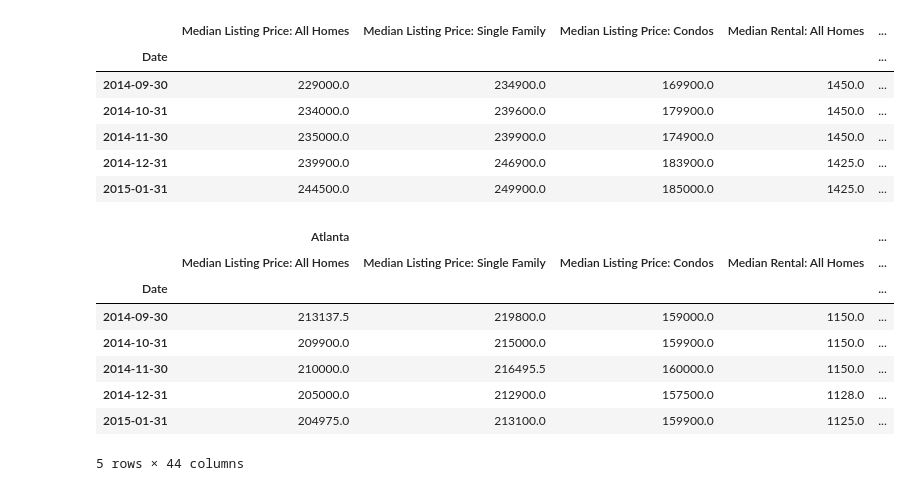
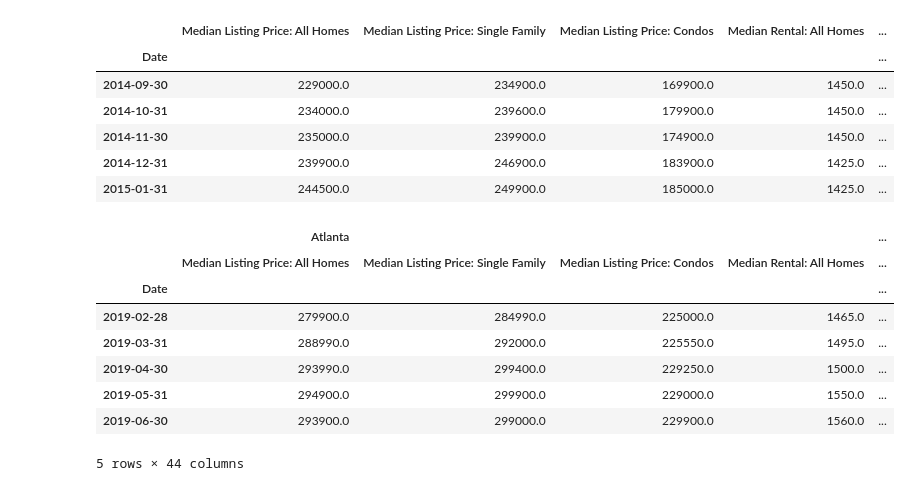
Before and after one commit to christinathip/project1, a Jupyter notebook: zillow.ipynb, the cells around one changed output. Cells and saved outputs as stored; diff of their text form; code cells hidden in the pictures.

```diff
--- a/zillow.ipynb
+++ b/zillow.ipynb
@@ -9,7 +9,7 @@ quandl.ApiConfig.api_key = 'g3sVyGQgGrx_J1RV9E43'
 
 # Start date and end date should be the same
 start_date = '2014-09-30'
-end_date = '2019-08-31'
+end_date = '2019-09-30'
 
 greater_metro = ['M9','M31','M3','M33']
 city = ['Atlanta', 'Austin','Chicago', 'Nashville']
@@ -117,19 +117,19 @@ nash_df.head()
 # %%
 # List of Data Frames
 dfs = [atl_df, austin_df, chicago_df, nash_df]
 # Concat all Data Frames and Add Title
 df_combined = pd.concat([df.rename(columns=lambda x: x.zfill(4)) for df in dfs], keys=['{}'.format(c) for c in city], axis=1)
 
-df_combined.head()
+df_combined.tail()
 # %% [output]
 |  | Atlanta |  |  |  | ... |
 |  | Median Listing Price: All Homes | Median Listing Price: Single Family | Median Listing Price: Condos | Median Rental: All Homes | ... |
 | Date |  |  |  |  | ... |
-| 2014-09-30 | 213137.5 | 219800.0 | 159000.0 | 1150.0 | ... |
-| 2014-10-31 | 209900.0 | 215000.0 | 159900.0 | 1150.0 | ... |
-| 2014-11-30 | 210000.0 | 216495.5 | 160000.0 | 1150.0 | ... |
-| 2014-12-31 | 205000.0 | 212900.0 | 157500.0 | 1128.0 | ... |
-| 2015-01-31 | 204975.0 | 213100.0 | 159900.0 | 1125.0 | ... |
+| 2019-02-28 | 279900.0 | 284990.0 | 225000.0 | 1465.0 | ... |
+| 2019-03-31 | 288990.0 | 292000.0 | 225550.0 | 1495.0 | ... |
+| 2019-04-30 | 293990.0 | 299400.0 | 229250.0 | 1500.0 | ... |
+| 2019-05-31 | 294900.0 | 299900.0 | 229000.0 | 1550.0 | ... |
+| 2019-06-30 | 293900.0 | 299000.0 | 229900.0 | 1560.0 | ... |
 5 rows × 44 columns
 # %%
 df_combined.tail()
```
Also changed, not shown: 2 other files.
